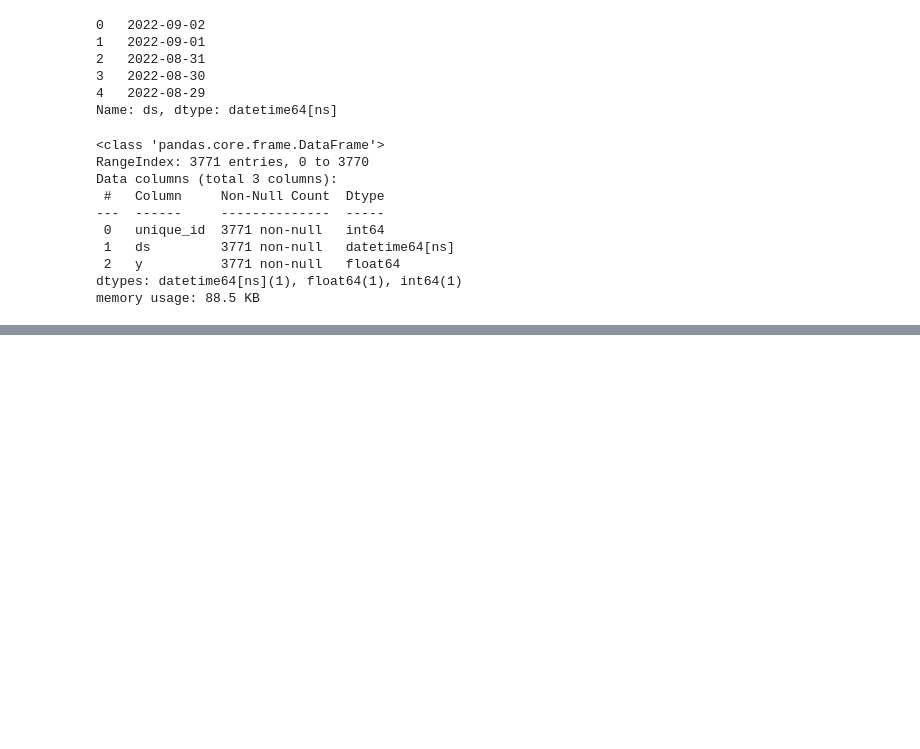
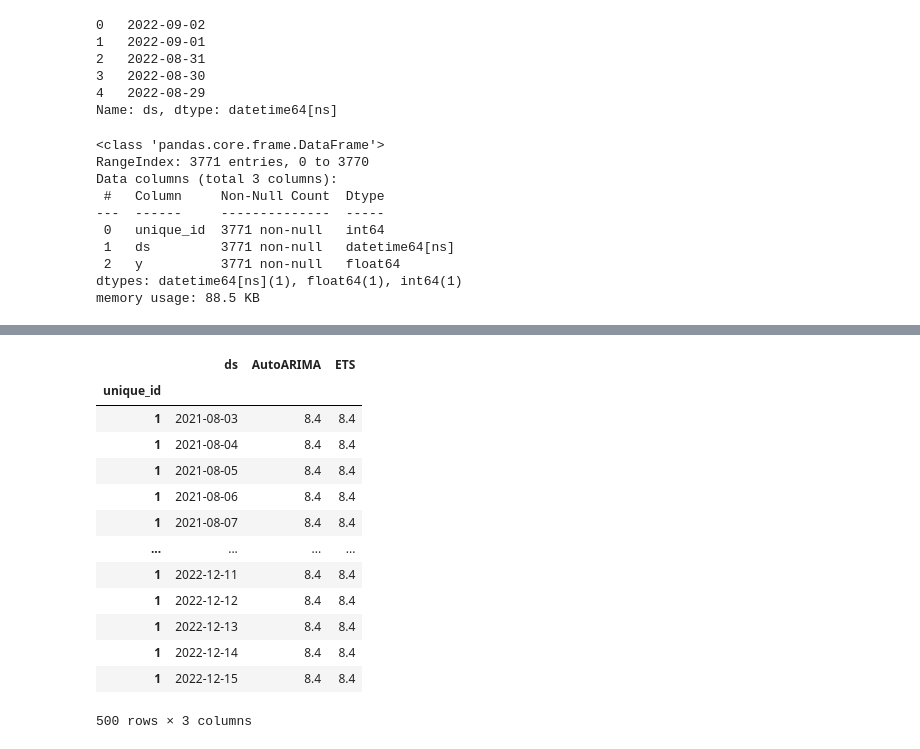
Before and after one commit to Thaps/DataScienceGuidedCapstone, a Jupyter notebook: Unit25AdvancedSQL/Modelling.ipynb, the cells around one changed output, grey strips where cells are left out. Cells and saved outputs as stored; diff of their text form; code cells hidden in the pictures; blank space fills up the shorter version.

```diff
--- a/Unit25AdvancedSQL/Modelling.ipynb
+++ b/Unit25AdvancedSQL/Modelling.ipynb
@@ -332,7 +332,7 @@ Data columns (total 3 columns):
 dtypes: datetime64[ns](1), float64(1), int64(1)
 memory usage: 88.5 KB
 # %%
-tscv2 = TimeSeriesSplit(max_train_size=500, test_size=100)
+tscv2 = TimeSeriesSplit(max_train_size=3000, test_size=500)
 # %%
 # Split data into train and test, run AutoARIMA model, and print R2 score, MSE, and MAE.
 #forcasts=[]
@@ -349,7 +349,7 @@ for train_index, test_index in tscv2.split(frcstdf['ds']):
 
 
     #print(X_train.tail(5))
-    forecasts = fcst.forecast(100)
+    forecasts = fcst.forecast(500)
 
     #print(forecasts.head(10))
 
@@ -390,0 +403,17 @@ Mean Absolute Error: 3.2970770568847656
+# %%
+forecasts
+# %% [output]
+|  | ds | AutoARIMA | ETS |
+| unique_id |  |  |  |
+| 1 | 2021-08-03 | 8.4 | 8.4 |
+| 1 | 2021-08-04 | 8.4 | 8.4 |
+| 1 | 2021-08-05 | 8.4 | 8.4 |
+| 1 | 2021-08-06 | 8.4 | 8.4 |
+| 1 | 2021-08-07 | 8.4 | 8.4 |
+| ... | ... | ... | ... |
+| 1 | 2022-12-11 | 8.4 | 8.4 |
+| 1 | 2022-12-12 | 8.4 | 8.4 |
+| 1 | 2022-12-13 | 8.4 | 8.4 |
+| 1 | 2022-12-14 | 8.4 | 8.4 |
+| 1 | 2022-12-15 | 8.4 | 8.4 |
+500 rows × 3 columns
```
Also changed, not shown: parts of 7 cells of this notebook, 4 other files.
